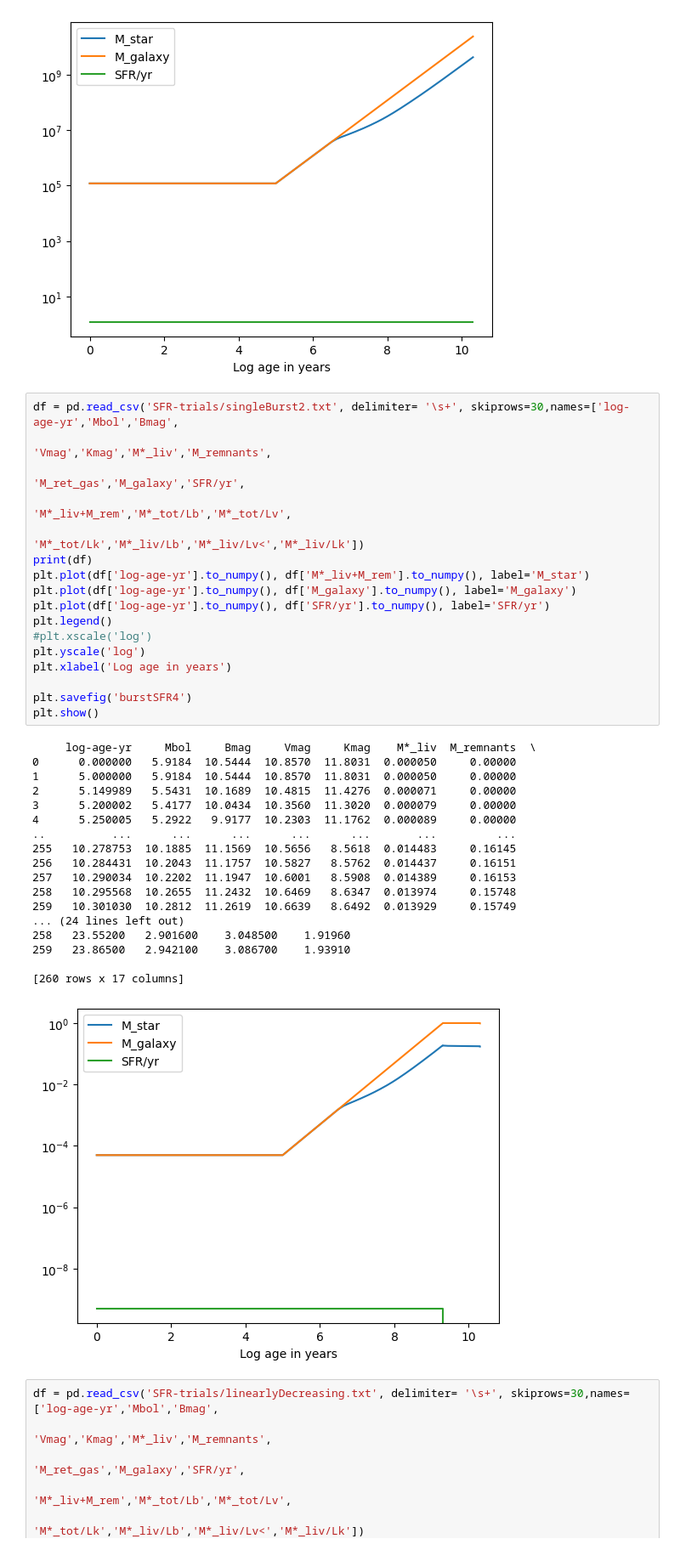
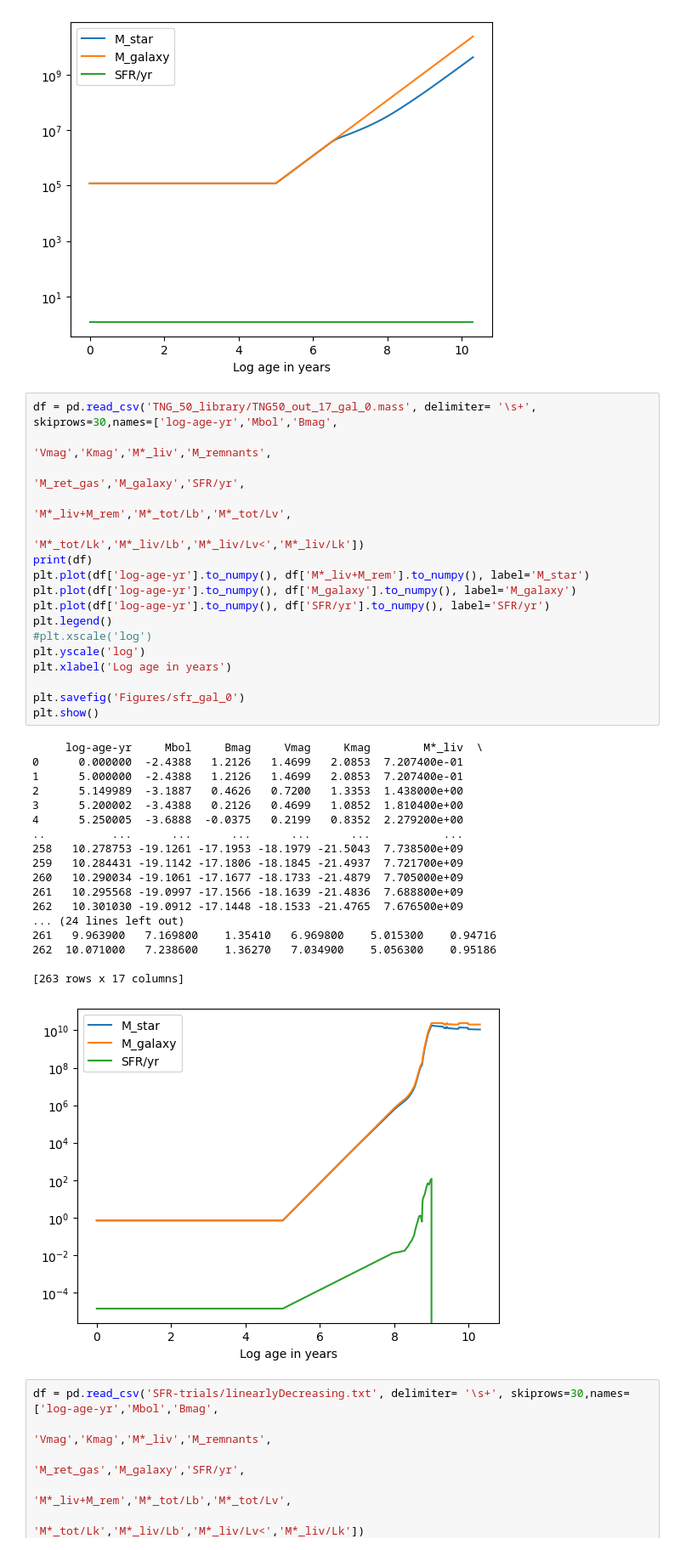
Before and after one commit to clilje/summer_2023, a Jupyter notebook: Week 1/JWST project/filter-check.ipynb, the cells around one changed output. Shown at 85% size. Saved outputs shown, nothing was run; the diff lists cells and outputs as text.

```diff
--- a/Week 1/filter-check.ipynb
+++ b/Week 1/JWST project/filter-check.ipynb
@@ -133,41 +133,41 @@ plt.show()
 [221 rows x 17 columns]
 [figure]
 # %%
-df = pd.read_csv('SFR-trials/singleBurst2.txt', delimiter= '\s+', skiprows=30,names=['log-age-yr','Mbol','Bmag',
+df = pd.read_csv('TNG_50_library/TNG50_out_17_gal_0.mass', delimiter= '\s+', skiprows=30,names=['log-age-yr','Mbol','Bmag',
                                                                              'Vmag','Kmag','M*_liv','M_remnants',
                                                                              'M_ret_gas','M_galaxy','SFR/yr',
                                                                              'M*_liv+M_rem','M*_tot/Lb','M*_tot/Lv',
                                                                              'M*_tot/Lk','M*_liv/Lb','M*_liv/Lv<','M*_liv/Lk'])
 print(df)
 plt.plot(df['log-age-yr'].to_numpy(), df['M*_liv+M_rem'].to_numpy(), label='M_star')
 plt.plot(df['log-age-yr'].to_numpy(), df['M_galaxy'].to_numpy(), label='M_galaxy')
 plt.plot(df['log-age-yr'].to_numpy(), df['SFR/yr'].to_numpy(), label='SFR/yr')
 plt.legend()
 #plt.xscale('log')
 plt.yscale('log')
 plt.xlabel('Log age in years')
 
-plt.savefig('burstSFR4')
+plt.savefig('Figures/sfr_gal_0')
 plt.show()
 # %% [output]
-     log-age-yr     Mbol     Bmag     Vmag     Kmag    M*_liv  M_remnants  \
-0      0.000000   5.9184  10.5444  10.8570  11.8031  0.000050     0.00000
-1      5.000000   5.9184  10.5444  10.8570  11.8031  0.000050     0.00000
-2      5.149989   5.5431  10.1689  10.4815  11.4276  0.000071     0.00000
-3      5.200002   5.4177  10.0434  10.3560  11.3020  0.000079     0.00000
-4      5.250005   5.2922   9.9177  10.2303  11.1762  0.000089     0.00000
-..          ...      ...      ...      ...      ...       ...         ...
-255   10.278753  10.1885  11.1569  10.5656   8.5618  0.014483     0.16145
-256   10.284431  10.2043  11.1757  10.5827   8.5762  0.014437     0.16151
-257   10.290034  10.2202  11.1947  10.6001   8.5908  0.014389     0.16153
-258   10.295568  10.2655  11.2432  10.6469   8.6347  0.013974     0.15748
-259   10.301030  10.2812  11.2619  10.6639   8.6492  0.013929     0.15749
+     log-age-yr     Mbol     Bmag     Vmag     Kmag        M*_liv  \
+0      0.000000  -2.4388   1.2126   1.4699   2.0853  7.207400e-01
+1      5.000000  -2.4388   1.2126   1.4699   2.0853  7.207400e-01
+2      5.149989  -3.1887   0.4626   0.7200   1.3353  1.438000e+00
+3      5.200002  -3.4388   0.2126   0.4699   1.0852  1.810400e+00
+4      5.250005  -3.6888  -0.0375   0.2199   0.8352  2.279200e+00
+..          ...      ...      ...      ...      ...           ...
+258   10.278753 -19.1261 -17.1953 -18.1979 -21.5043  7.738500e+09
+259   10.284431 -19.1142 -17.1806 -18.1845 -21.4937  7.721700e+09
+260   10.290034 -19.1061 -17.1677 -18.1733 -21.4879  7.705000e+09
+261   10.295568 -19.0997 -17.1566 -18.1639 -21.4836  7.688800e+09
+262   10.301030 -19.0912 -17.1448 -18.1533 -21.4765  7.676500e+09
 ... (24 lines left out)
-258   23.55200   2.901600    3.048500    1.91960
-259   23.86500   2.942100    3.086700    1.93910
+261   9.963900   7.169800    1.35410   6.969800    5.015300    0.94716
+262  10.071000   7.238600    1.36270   7.034900    5.056300    0.95186
 
-[260 rows x 17 columns]
+[263 rows x 17 columns]
-[figure, old version]
+[figure, new version]
 # %%
 df = pd.read_csv('SFR-trials/linearlyDecreasing.txt', delimiter= '\s+', skiprows=30,names=['log-age-yr','Mbol','Bmag',
                                                                              'Vmag','Kmag','M*_liv','M_remnants',
```
Also changed, not shown: 10 other files.
